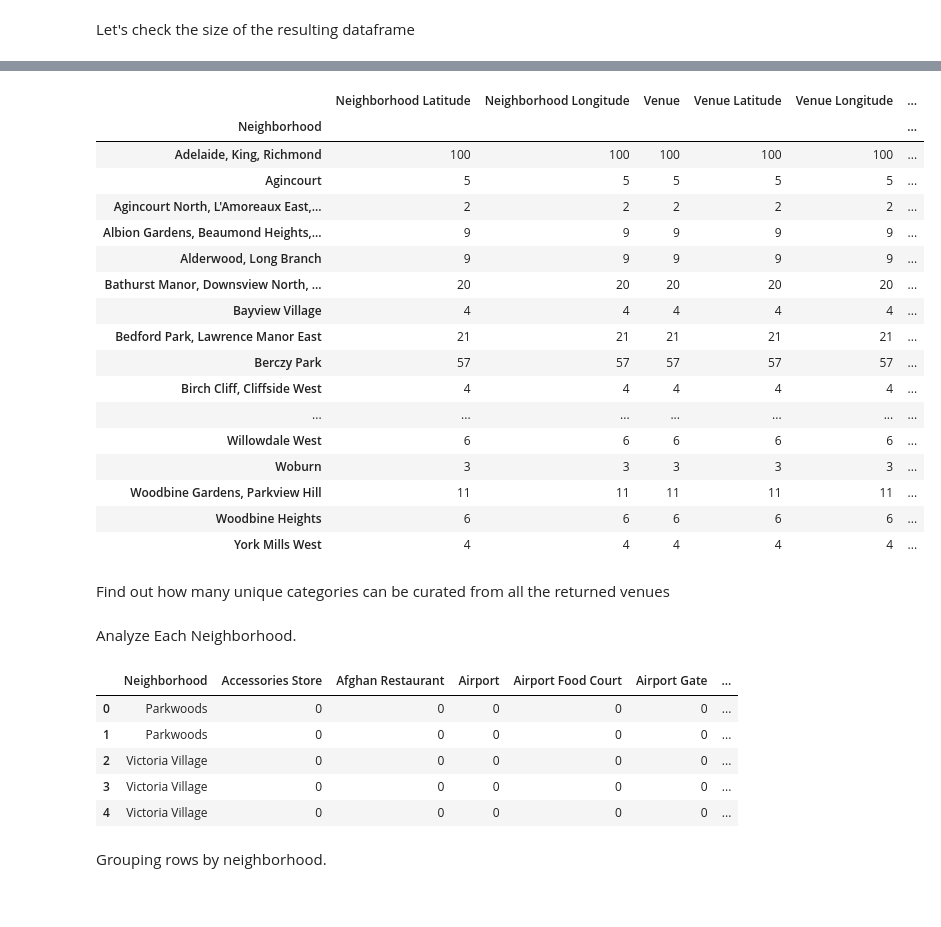
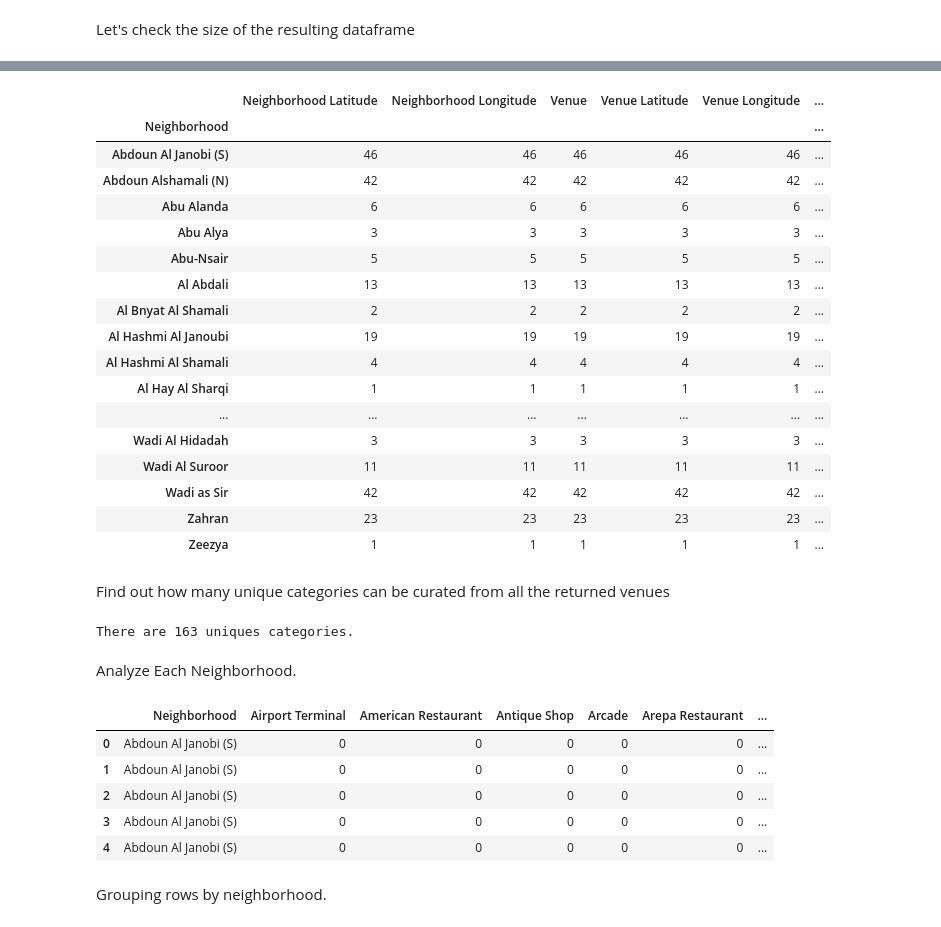
Before and after one commit to Yahyaabualhaj/Coursera_Capstone, a Jupyter notebook: notebooks/w_3_4.ipynb, the cells around one changed output, grey strips where cells are left out. Drawn from its saved outputs; the diff is of its cells as text; code cells hidden in the pictures.

Commit message:
Segmenting and Clustering Neighborhoods in Toronto--6 final.

```diff
--- a/notebooks/w_3_4.ipynb
+++ b/notebooks/w_3_4.ipynb
@@ -126,7 +96,7 @@ The number of (rows,cols) for [df_cleaned] : (103, 5)
 
 To get the geographical coordinates of Torrento
 # %%
-address = 'Toronto'
+address = 'Amman'
 
 geolocator = Nominatim(user_agent="ny_explorer")
 location = geolocator.geocode(address)
@@ -143,10 +113,10 @@ Create a map of Toronto with neighborhoods superimposed on top
 map_toronto = folium.Map(location=[latitude, longitude], zoom_start=10)
 
 # add markers to map
-for lat, lng, borough, neighborhood in zip(df_cleaned['Latitude'],
-                                           df_cleaned['Longitude'],
-                                           df_cleaned['Borough'],
-                                           df_cleaned['Neighbourhood']):
+for lat, lng, borough, neighborhood in zip(df1['Latitude'],
+                                           df1['Longitude'],
+                                           df1['City'],
+                                           df1['Location']):
     label = '{}, {}'.format(neighborhood, borough)
     label = folium.Popup(label, parse_html=True)
     folium.CircleMarker(
@@ -201,8 +161,8 @@ url = 'https://api.foursquare.com/v2/venues/explore?&client_id={}&client_secret=
     CLIENT_ID,
     CLIENT_SECRET,
     VERSION,
-    df_cleaned.loc[1,'Latitude'],
-    df_cleaned.loc[1,'Longitude'],
+    df1.loc[1,'Latitude'],
+    df1.loc[1,'Longitude'],
     radius,
     LIMIT)
 url # display URL
@@ -274,8 +234,8 @@ def getNearbyVenues(names, latitudes, longitudes, radius=500):
 
     return(nearby_venues)
 # %%
-toronto_venues = getNearbyVenues(names=df_cleaned['Neighbourhood'],
-                                   latitudes=df_cleaned['Latitude'],
-                                   longitudes=df_cleaned['Longitude']
+amman_venues = getNearbyVenues(names=df1['Location'],
+                                   latitudes=df1['Latitude'],
+                                   longitudes=df1['Longitude']
                                   )
 # %% [output]
@@ -313,51 +272,53 @@ toronto_venues.head()
 # %%
-toronto_venues.groupby('Neighborhood').count()
+amman_venues.groupby('Neighborhood').count()
 # %% [output]
 |  | Neighborhood Latitude | Neighborhood Longitude | Venue | Venue Latitude | Venue Longitude | ... |
 | Neighborhood |  |  |  |  |  | ... |
-| Adelaide, King, Richmond | 100 | 100 | 100 | 100 | 100 | ... |
-| Agincourt | 5 | 5 | 5 | 5 | 5 | ... |
-| Agincourt North, L'Amoreaux East,... | 2 | 2 | 2 | 2 | 2 | ... |
-| Albion Gardens, Beaumond Heights,... | 9 | 9 | 9 | 9 | 9 | ... |
-| Alderwood, Long Branch | 9 | 9 | 9 | 9 | 9 | ... |
-| Bathurst Manor, Downsview North, ... | 20 | 20 | 20 | 20 | 20 | ... |
-| Bayview Village | 4 | 4 | 4 | 4 | 4 | ... |
-| Bedford Park, Lawrence Manor East | 21 | 21 | 21 | 21 | 21 | ... |
-| Berczy Park | 57 | 57 | 57 | 57 | 57 | ... |
-| Birch Cliff, Cliffside West | 4 | 4 | 4 | 4 | 4 | ... |
+| Abdoun Al Janobi (S) | 46 | 46 | 46 | 46 | 46 | ... |
+| Abdoun Alshamali (N) | 42 | 42 | 42 | 42 | 42 | ... |
+| Abu Alanda | 6 | 6 | 6 | 6 | 6 | ... |
+| Abu Alya | 3 | 3 | 3 | 3 | 3 | ... |
+| Abu-Nsair | 5 | 5 | 5 | 5 | 5 | ... |
+| Al Abdali | 13 | 13 | 13 | 13 | 13 | ... |
+| Al Bnyat Al Shamali | 2 | 2 | 2 | 2 | 2 | ... |
+| Al Hashmi Al Janoubi | 19 | 19 | 19 | 19 | 19 | ... |
+| Al Hashmi Al Shamali | 4 | 4 | 4 | 4 | 4 | ... |
+| Al Hay Al Sharqi | 1 | 1 | 1 | 1 | 1 | ... |
 | ... | ... | ... | ... | ... | ... | ... |
-| Willowdale West | 6 | 6 | 6 | 6 | 6 | ... |
-| Woburn | 3 | 3 | 3 | 3 | 3 | ... |
-| Woodbine Gardens, Parkview Hill | 11 | 11 | 11 | 11 | 11 | ... |
-| Woodbine Heights | 6 | 6 | 6 | 6 | 6 | ... |
-| York Mills West | 4 | 4 | 4 | 4 | 4 | ... |
+| Wadi Al Hidadah | 3 | 3 | 3 | 3 | 3 | ... |
+| Wadi Al Suroor | 11 | 11 | 11 | 11 | 11 | ... |
+| Wadi as Sir | 42 | 42 | 42 | 42 | 42 | ... |
+| Zahran | 23 | 23 | 23 | 23 | 23 | ... |
+| Zeezya | 1 | 1 | 1 | 1 | 1 | ... |
 # %% [markdown]
 
 Find out how many unique categories can be curated from all the returned venues
 # %%
-# print('There are {} uniques categories.'.format(len(toronto_venues['Venue Category'].unique())))
+print('There are {} uniques categories.'.format(len(amman_venues['Venue Category'].unique())))
+# %% [output]
+There are 163 uniques categories.
 # %% [markdown]
 
 Analyze Each Neighborhood.
 # %%
 # one hot encoding
-toronto_onehot = pd.get_dummies(toronto_venues[['Venue Category']], prefix="", prefix_sep="")
+amman_onehot = pd.get_dummies(amman_venues[['Venue Category']], prefix="", prefix_sep="")
 
 # add neighborhood column back to dataframe
-toronto_onehot['Neighborhood'] = toronto_venues['Neighborhood']
+amman_onehot['Neighborhood'] = amman_venues['Neighborhood']
 
-fixed_columns = [col for col in toronto_onehot.columns if col != 'Neighborhood' ]
+fixed_columns = [col for col in amman_onehot.columns if col != 'Neighborhood' ]
 fixed_columns =  ['Neighborhood'] + fixed_columns
-toronto_onehot = toronto_onehot[fixed_columns]
+amman_onehot = amman_onehot[fixed_columns]
 
-toronto_onehot.head()
+amman_onehot.head()
 # %% [output]
-|  | Neighborhood | Accessories Store | Afghan Restaurant | Airport | Airport Food Court | Airport Gate | ... |
-| 0 | Parkwoods | 0 | 0 | 0 | 0 | 0 | ... |
-| 1 | Parkwoods | 0 | 0 | 0 | 0 | 0 | ... |
-| 2 | Victoria Village | 0 | 0 | 0 | 0 | 0 | ... |
-| 3 | Victoria Village | 0 | 0 | 0 | 0 | 0 | ... |
-| 4 | Victoria Village | 0 | 0 | 0 | 0 | 0 | ... |
+|  | Neighborhood | Airport Terminal | American Restaurant | Antique Shop | Arcade | Arepa Restaurant | ... |
+| 0 | Abdoun Al Janobi (S) | 0 | 0 | 0 | 0 | 0 | ... |
+| 1 | Abdoun Al Janobi (S) | 0 | 0 | 0 | 0 | 0 | ... |
+| 2 | Abdoun Al Janobi (S) | 0 | 0 | 0 | 0 | 0 | ... |
+| 3 | Abdoun Al Janobi (S) | 0 | 0 | 0 | 0 | 0 | ... |
+| 4 | Abdoun Al Janobi (S) | 0 | 0 | 0 | 0 | 0 | ... |
 # %% [markdown]
 Grouping rows by neighborhood.
 # %%
```
Also changed, not shown: parts of 26 cells of this notebook.
